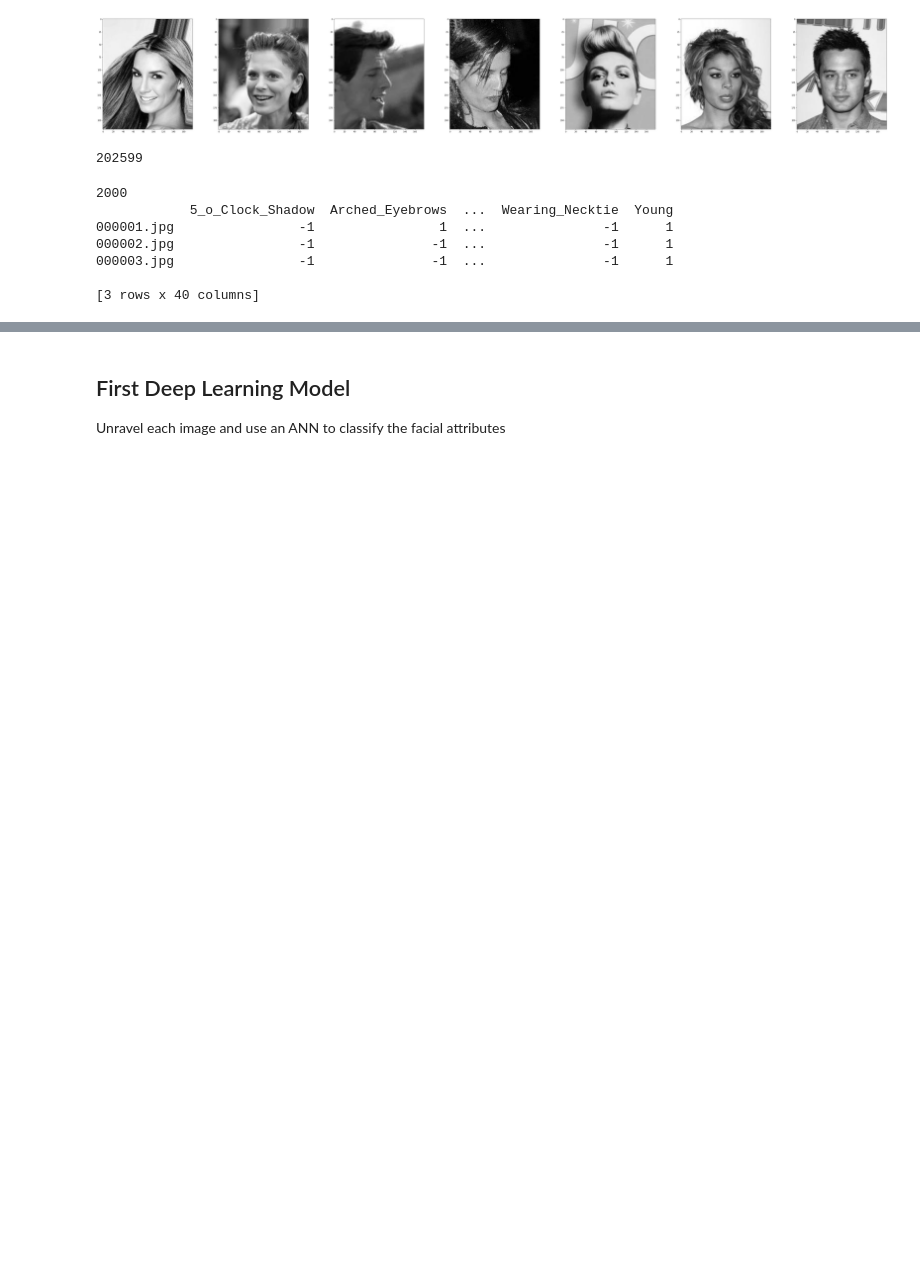
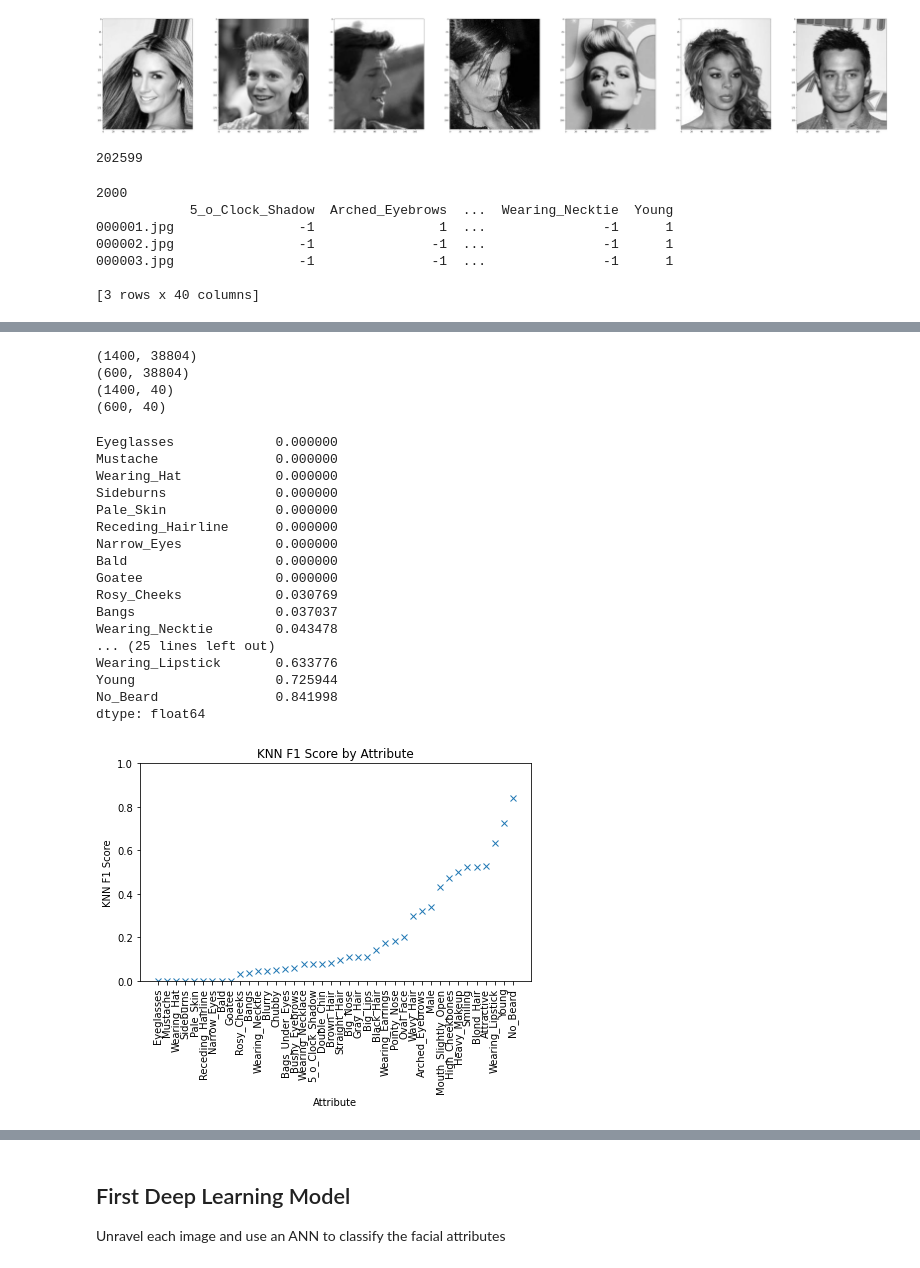
Before and after one commit to EMAT31530/ai-group-project-summer-assessment-oscar, a Jupyter notebook: Intro_AI_Summer_Project_Oscar_Evans_1806113.ipynb, the cells around one changed output, grey strips where cells are left out. Saved outputs shown, nothing was run; the diff lists cells and outputs as text; code cells hidden in the pictures; blank space fills up the shorter version.

```diff
--- a/Intro_AI_Summer_Project_Oscar_Evans_1806113.ipynb
+++ b/Intro_AI_Summer_Project_Oscar_Evans_1806113.ipynb
@@ -164,0 +202,12 @@ pp.pprint(labels.head(n=3))
+# %%
+from sklearn.model_selection import train_test_split
+train_x, test_x, train_y, test_y = train_test_split(images_vec, labels_np, test_size=0.3)
+print(train_x.shape)
+print(test_x.shape)
+print(train_y.shape)
+print(test_y.shape)
+# %% [output]
+(1400, 38804)
+(600, 38804)
+(1400, 40)
+(600, 40)
@@ -164,0 +236,37 @@ pp.pprint(labels.head(n=3))
+# %%
+# knn_f1=pd.Series(knn_f1_scores).sort_values(ascending=True)
+
+# pickle.dump(knn_f1, open("knn_f1.p", "wb" ))
+knn_f1=pickle.load(open("knn_f1.p", "rb" ))
+
+print(knn_f1)
+
+plt.plot(knn_f1, 'x')
+plt.xlabel("Attribute")
+plt.ylabel("KNN F1 Score")
+plt.ylim((0, 1))
+plt.title("KNN F1 Score by Attribute")
+plt.xticks(rotation=90)
+fig=plt.gcf()
+fig.set_size_inches(7,4)
+plt.savefig("Binary KNN F1 Score by Attribute.png", dpi=100, bbox_inches='tight')
+plt.show()
+# %% [output]
+Eyeglasses             0.000000
+Mustache               0.000000
+Wearing_Hat            0.000000
+Sideburns              0.000000
+Pale_Skin              0.000000
+Receding_Hairline      0.000000
+Narrow_Eyes            0.000000
+Bald                   0.000000
+Goatee                 0.000000
+Rosy_Cheeks            0.030769
+Bangs                  0.037037
+Wearing_Necktie        0.043478
+... (25 lines left out)
+Wearing_Lipstick       0.633776
+Young                  0.725944
+No_Beard               0.841998
+dtype: float64
+[figure, added]
```
Also changed, not shown: parts of 42 cells of this notebook.
